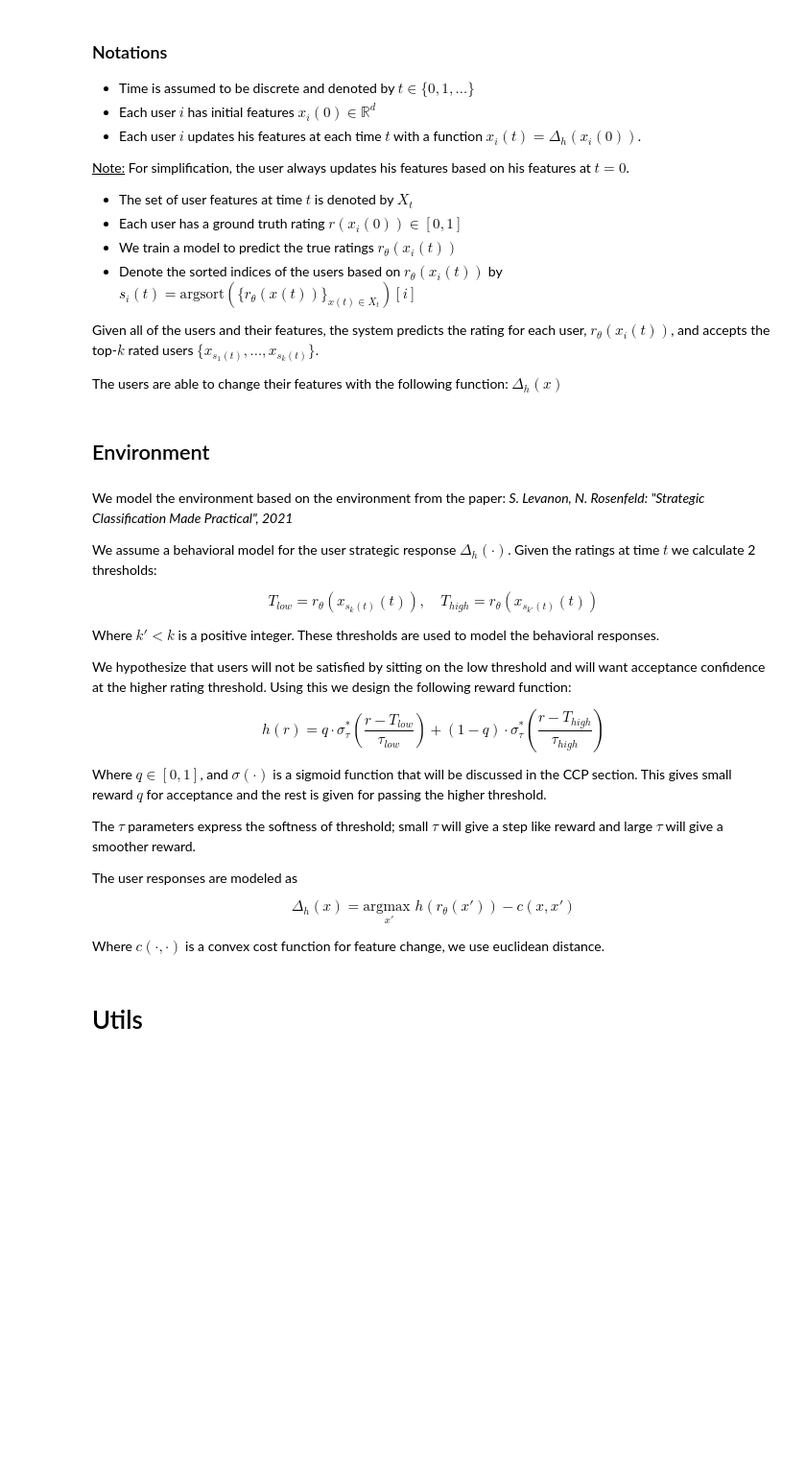
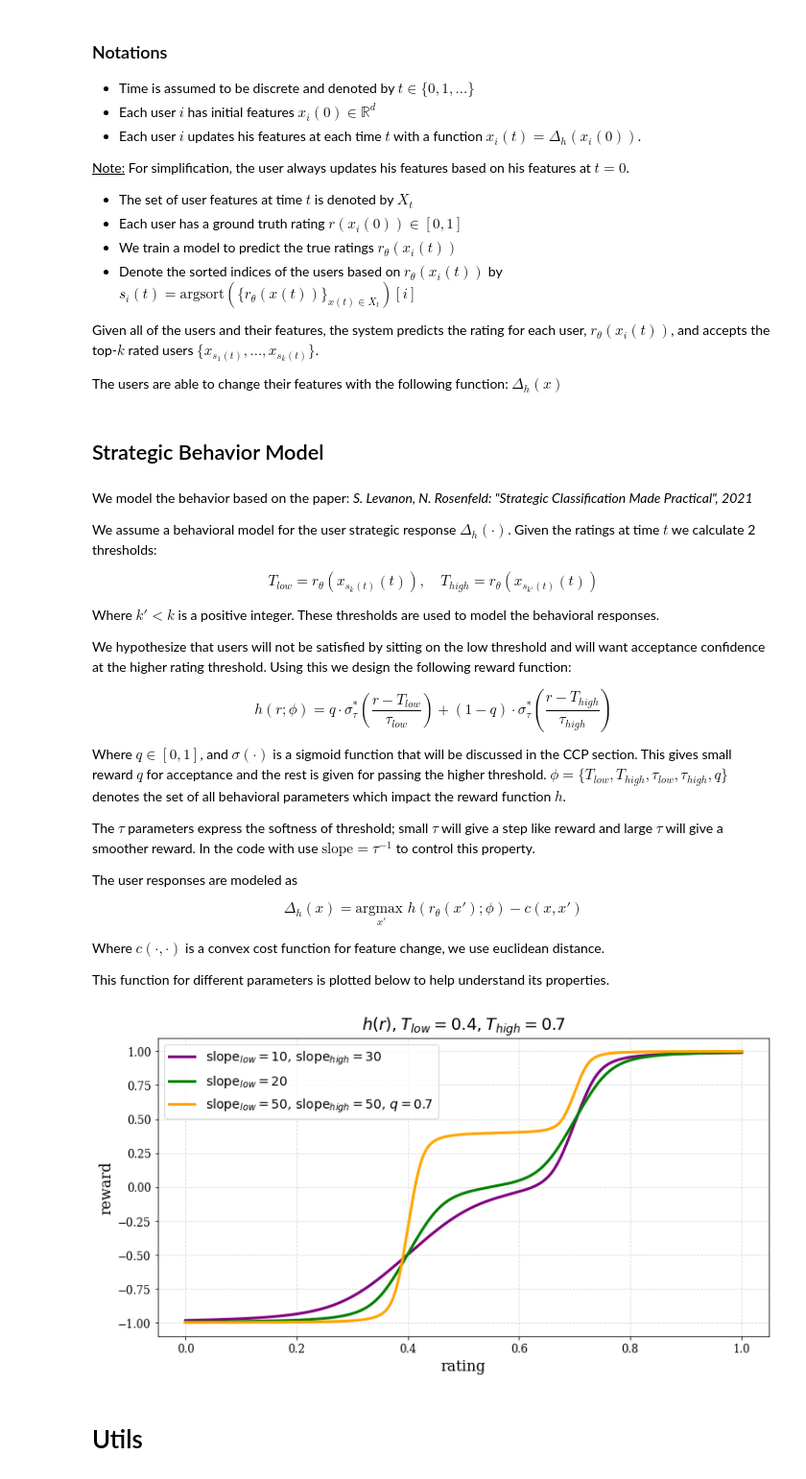
Before and after one commit to barweiss1/ranked_strategic_classification, a Jupyter notebook: strategicClassification-BatchedCCP.ipynb, the cells around one changed output. Shown: that part at 96% size. Drawn from its saved outputs; the diff is of its cells as text; code cells hidden in the pictures; blank space fills up the shorter version.

Commit message:
Organization and Scale Slope Definitions
Scale values allowed users to practically move as much as they desire.
Slope were too low and the response function was smeared.

```diff
--- a/strategicClassification-BatchedCCP.ipynb
+++ b/strategicClassification-BatchedCCP.ipynb
@@ -27,5 +27,3 @@ These users are strategic, and can improve their ranking by changing their featu
 Given all of the users and their features, the system predicts the rating for each user, $r_\theta(x_i(t))$, and accepts the top-$k$ rated users $\{x_{s_1(t)},...,x_{s_k(t)}\}$.
 
 The users are able to change their features with the following function: $\Delta_h(x)$
-# %% [markdown]
-## Environment
@@ -32,5 +79,7 @@ The users are able to change their features with the following function: $\Delta
+# %% [markdown]
+## Strategic Behavior Model
 # %% [markdown]
-We model the environment based on the environment from the paper: *S. Levanon, N. Rosenfeld: "Strategic Classification Made Practical", 2021*
+We model the behavior based on the paper: *S. Levanon, N. Rosenfeld: "Strategic Classification Made Practical", 2021*
 
 We assume a behavioral model for the user strategic response $\Delta_h(\cdot)$. Given the ratings at time $t$ we calculate 2 thresholds:
 
@@ -42,14 +91,16 @@ Where $k'< k$ is a positive integer. These thresholds are used to model the beha
 
 We hypothesize that users will not be satisfied by sitting on the low threshold and will want acceptance confidence at the higher rating threshold. Using this we design the following reward function:
 
-$$h(r) = q\cdot\sigma^*_{\tau}\left(\frac{r-T_{low}}{\tau_{low}}\right) + (1-q)\cdot\sigma^*_{\tau}\left(\frac{r-T_{high}}{\tau_{high}}\right)$$
+$$h(r;\phi) = q\cdot\sigma^*_{\tau}\left(\frac{r-T_{low}}{\tau_{low}}\right) + (1-q)\cdot\sigma^*_{\tau}\left(\frac{r-T_{high}}{\tau_{high}}\right)$$
 
-Where $q\in[0,1]$, and $\sigma(\cdot)$ is a sigmoid function that will be discussed in the CCP section. This gives small reward $q$ for acceptance and the rest is given for passing the higher threshold.
+Where $q\in[0,1]$, and $\sigma(\cdot)$ is a sigmoid function that will be discussed in the CCP section. This gives small reward $q$ for acceptance and the rest is given for passing the higher threshold. $\phi = \{ T_{low},T_{high}, \tau_{low}, \tau_{high}, q\} $ denotes the set of all behavioral parameters which impact the reward function $h$.
 
-The $\tau$ parameters express the softness of threshold; small $\tau$ will give a step like reward and large $\tau$ will give a smoother reward.
+The $\tau$ parameters express the softness of threshold; small $\tau$ will give a step like reward and large $\tau$ will give a smoother reward. In the code with use $\text{slope}=\tau^{-1}$ to control this property.
 
 The user responses are modeled as
 
-$$\Delta_h(x) = \underset{x'}{\text{argmax }} h(r_\theta(x')) - c(x,x')$$
+$$\Delta_h(x) = \underset{x'}{\text{argmax }} h(r_\theta(x');\phi) - c(x,x')$$
 
 Where $c(\cdot,\cdot)$ is a convex cost function for feature change, we use euclidean distance.
+
+This function for different parameters is plotted below to help understand its properties.
@@ -87,3 +107,23 @@ SEED = 0
+# %%
+# plotting how the function looks for different contest parameters
+def ccp_sigmoid(x, tau):
+  return 0.5*np.sqrt(((x/tau + 1) ** 2) + 1) - 0.5*np.sqrt(((x/tau - 1) ** 2) + 1)
+
+def ccp_smooth_f(x, slope_low=50, slope_high=20, T_low=0.4, T_high=0.7, q=0.5):
+  return q*ccp_sigmoid(x - T_low, tau=1/slope_low) + (1-q)*ccp_sigmoid(x - T_high, tau=1/slope_high)
+
+fig, ax = plt.subplots(1,1,figsize=(12,6))
+r = np.linspace(0, 1, 1000)
+ax.plot(r,ccp_smooth_f(r, slope_low=10, slope_high=30),color='purple', label="$\mathrm{slope}_{low}=10$, $\mathrm{slope}_{high}=30$")
+ax.plot(r,ccp_smooth_f(r, slope_low=20),color='green', label='$\mathrm{slope}_{low}=20$')
+ax.plot(r,(ccp_smooth_f(r, slope_low=50, slope_high=50, q=0.7)),color='orange', label='$\mathrm{slope}_{low}=50$, $\mathrm{slope}_{high}=50$, $q=0.7$')
+ax.set_xlabel('rating')
+ax.set_ylabel('reward')
+ax.set_title('$h(r),\t T_{low}=0.4, \t T_{high}=0.7$')
+ax.legend()
+ax.grid(True)
+# %% [output]
+[figure, added]
 # %% [markdown]
 # Utils
 # %% [markdown]
```
Also changed, not shown: parts of 19 cells of this notebook, 12 other files.
